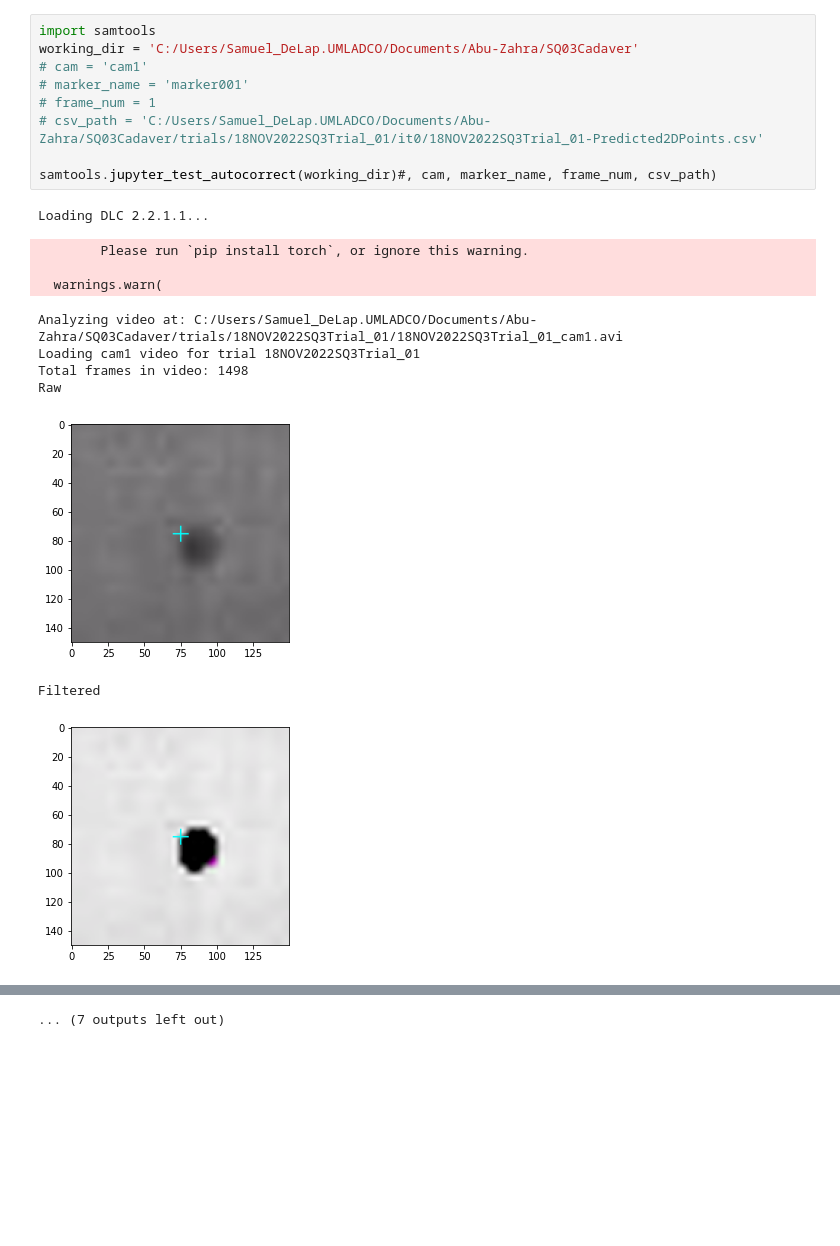
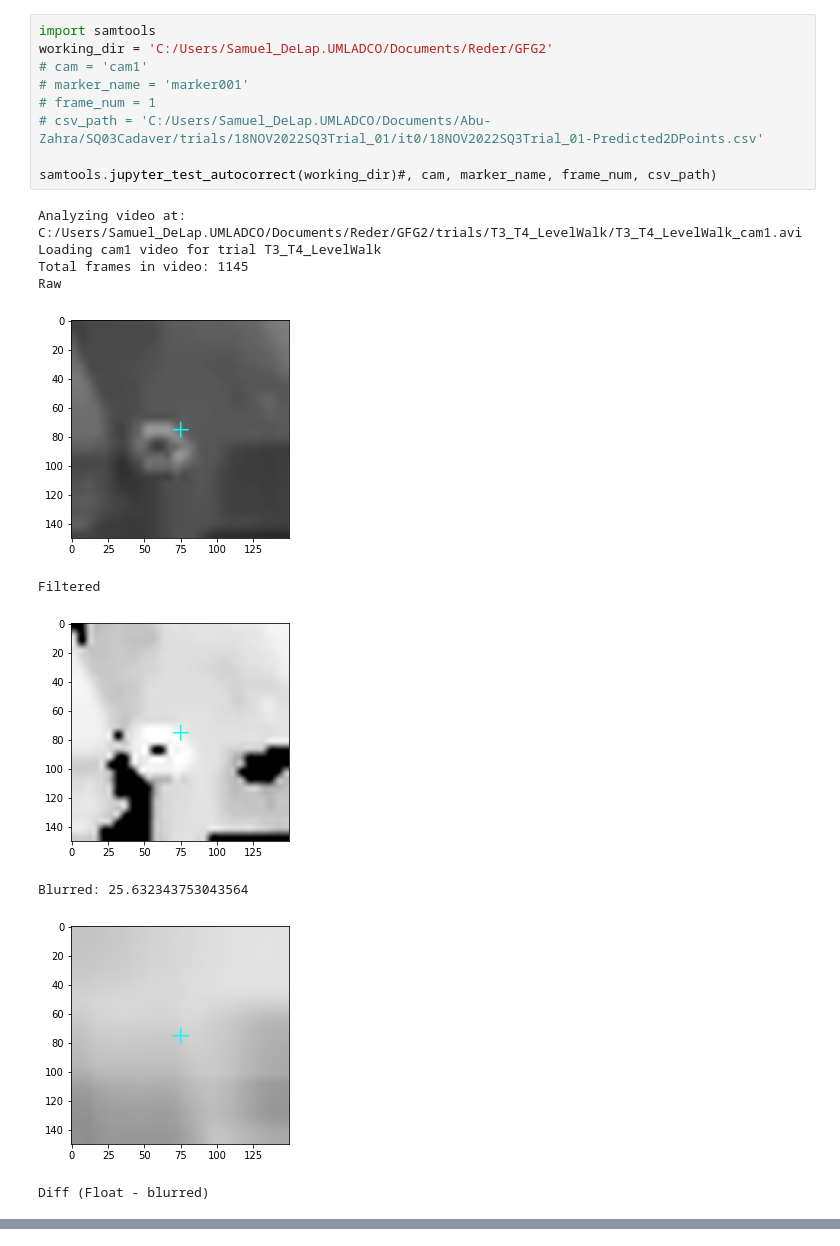
Before and after one commit to sam-delap/deepxromm, a Jupyter notebook: jupyter_test_autocorrect.ipynb, the cells around one changed output, grey strips where cells are left out. Drawn from its saved outputs; the diff is of its cells as text; blank space fills up the shorter version.

Commit message:
updated code, looks like there are still codec issues with the video

```diff
--- a/jupyter_test_autocorrect.ipynb
+++ b/jupyter_test_autocorrect.ipynb
@@ -1,21 +1,20 @@
 # %%
 import samtools
-working_dir = 'C:/Users/Samuel_DeLap.UMLADCO/Documents/Abu-Zahra/SQ03Cadaver'
+working_dir = 'C:/Users/Samuel_DeLap.UMLADCO/Documents/Reder/GFG2'
 # cam = 'cam1'
 # marker_name = 'marker001'
 # frame_num = 1
 # csv_path = 'C:/Users/Samuel_DeLap.UMLADCO/Documents/Abu-Zahra/SQ03Cadaver/trials/18NOV2022SQ3Trial_01/it0/18NOV2022SQ3Trial_01-Predicted2DPoints.csv'
 
 samtools.jupyter_test_autocorrect(working_dir)#, cam, marker_name, frame_num, csv_path)
 # %% [output]
-Loading DLC 2.2.1.1...
+Analyzing video at: C:/Users/Samuel_DeLap.UMLADCO/Documents/Reder/GFG2/trials/T3_T4_LevelWalk/T3_T4_LevelWalk_cam1.avi
+Loading cam1 video for trial T3_T4_LevelWalk
+Total frames in video: 1145
+Raw
+[figure, new version]
-        Please run `pip install torch`, or ignore this warning.
-
-  warnings.warn(
+Filtered
+[figure, new version]
-Analyzing video at: C:/Users/Samuel_DeLap.UMLADCO/Documents/Abu-Zahra/SQ03Cadaver/trials/18NOV2022SQ3Trial_01/18NOV2022SQ3Trial_01_cam1.avi
-Loading cam1 video for trial 18NOV2022SQ3Trial_01
-Total frames in video: 1498
-Raw
+Blurred: 25.632343753043564
-[figure, old version]
+[figure, new version]
-Filtered
+Diff (Float - blurred)
-[figure, old version]
@@ -28 +26,0 @@ Median
-... (7 outputs left out)
```
Also changed, not shown: parts of 1 cell of this notebook, 1 other file.
